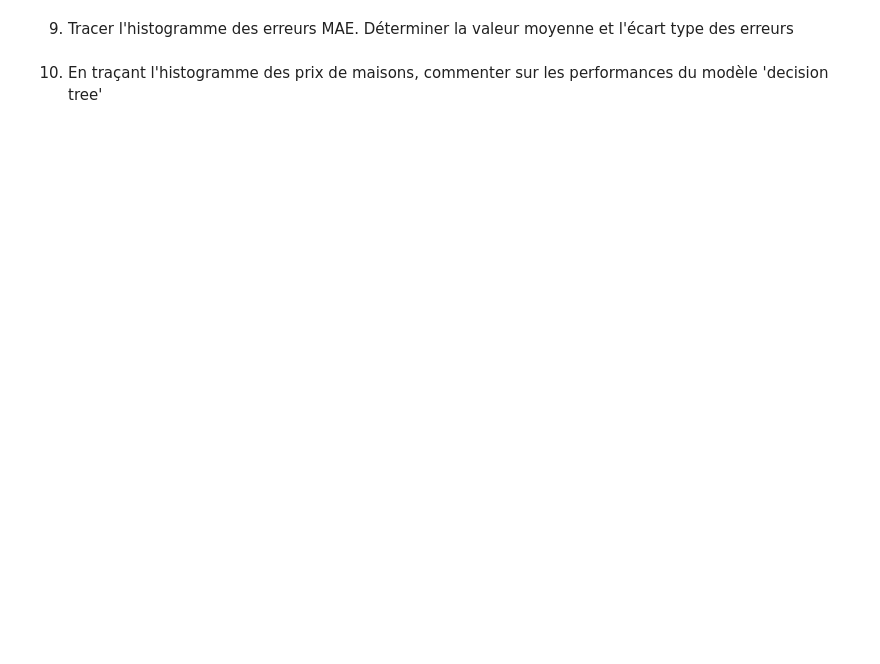
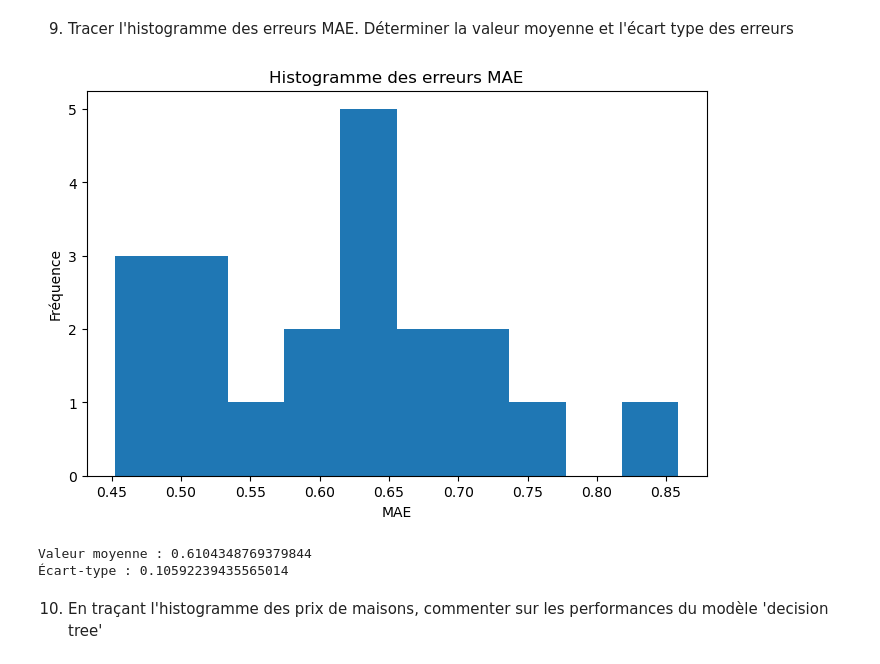
Before and after one commit to baunilhamarga/ei-climat, a Jupyter notebook: support-files/Etudes_EI_ST4/etude5_cross_validation/Etude5_cross-validation.ipynb, the cells around one changed output. Saved outputs shown, nothing was run; the diff lists cells and outputs as text; code cells hidden in the pictures; blank space fills up the shorter version.

```diff
--- a/support-files/Etudes_EI_ST4/etude5_cross_validation/Etude5_cross-validation.ipynb
+++ b/support-files/Etudes_EI_ST4/etude5_cross_validation/Etude5_cross-validation.ipynb
@@ -97,0 +172,22 @@ cv_results = cross_validate(
+# %%
+from sklearn.tree import DecisionTreeRegressor
+from sklearn.model_selection import cross_validate
+import numpy as np
+
+reg = DecisionTreeRegressor(random_state=42)
+
+cv_results = cross_validate(
+    reg,
+    X,
+    y,
+    cv=20,
+    scoring="neg_mean_absolute_error"
+)
+
+mae_scores = -cv_results["test_score"]
+
+print("MAE pour chaque pli :")
+print(mae_scores)
+
+print("\nMAE moyen :", np.mean(mae_scores))
+print("Écart-type :", np.std(mae_scores))
@@ -98,2 +203,6 @@ cv_results = cross_validate(
 # %% [markdown]
 7. Construire un dataframe à partir de cv_results, afficher-le
+# %%
+cv_df = pd.DataFrame(cv_results)
+
+cv_df
@@ -100,2 +227,6 @@ cv_results = cross_validate(
 # %% [markdown]
 8. Ajouter une colonne, nommée "test_error" en reprenant la colonne "test_score" mais en mettant le signe "-" devant chaque valeur. Afficher le dataframe modifié qui contient désormais 4 colonnes
+# %%
+cv_df["test_error"] = -cv_df["test_score"]
+
+cv_df
@@ -102,4 +251,20 @@ cv_results = cross_validate(
 # %% [markdown]
 9. Tracer l'histogramme des erreurs MAE. Déterminer la valeur moyenne et l'écart type des erreurs
+# %%
+import matplotlib.pyplot as plt
+
+plt.figure(figsize=(8,5))
+plt.hist(cv_df["test_error"], bins=10)
+plt.title("Histogramme des erreurs MAE")
+plt.xlabel("MAE")
+plt.ylabel("Fréquence")
+plt.show()
+
+print("Valeur moyenne :", cv_df["test_error"].mean())
+print("Écart-type :", cv_df["test_error"].std())
+# %% [output]
+[figure, added]
+Valeur moyenne : 0.6104348769379844
+Écart-type : 0.10592239435565014
 # %% [markdown]
 10. En traçant l'histogramme des prix de maisons, commenter sur les performances du modèle 'decision tree'
```
Also changed, not shown: parts of 12 cells of this notebook.
